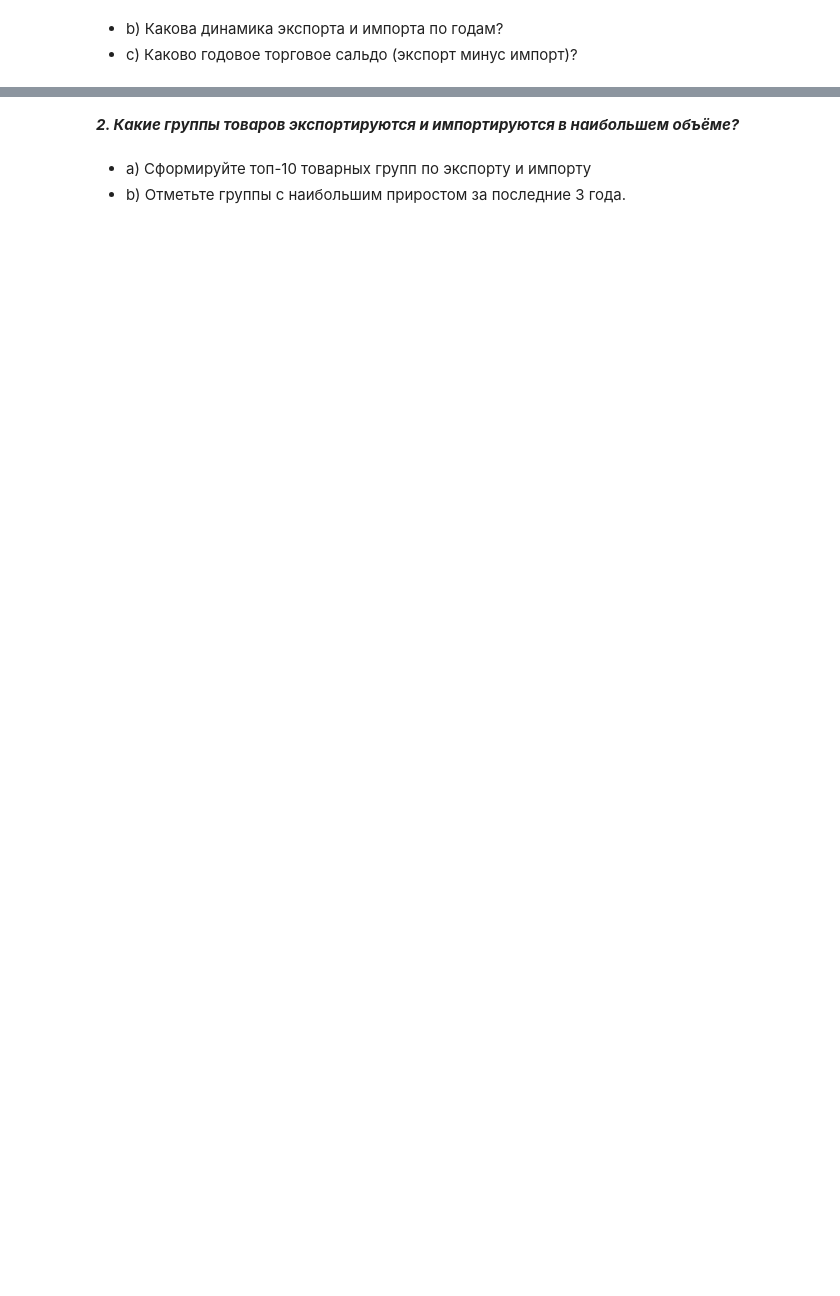
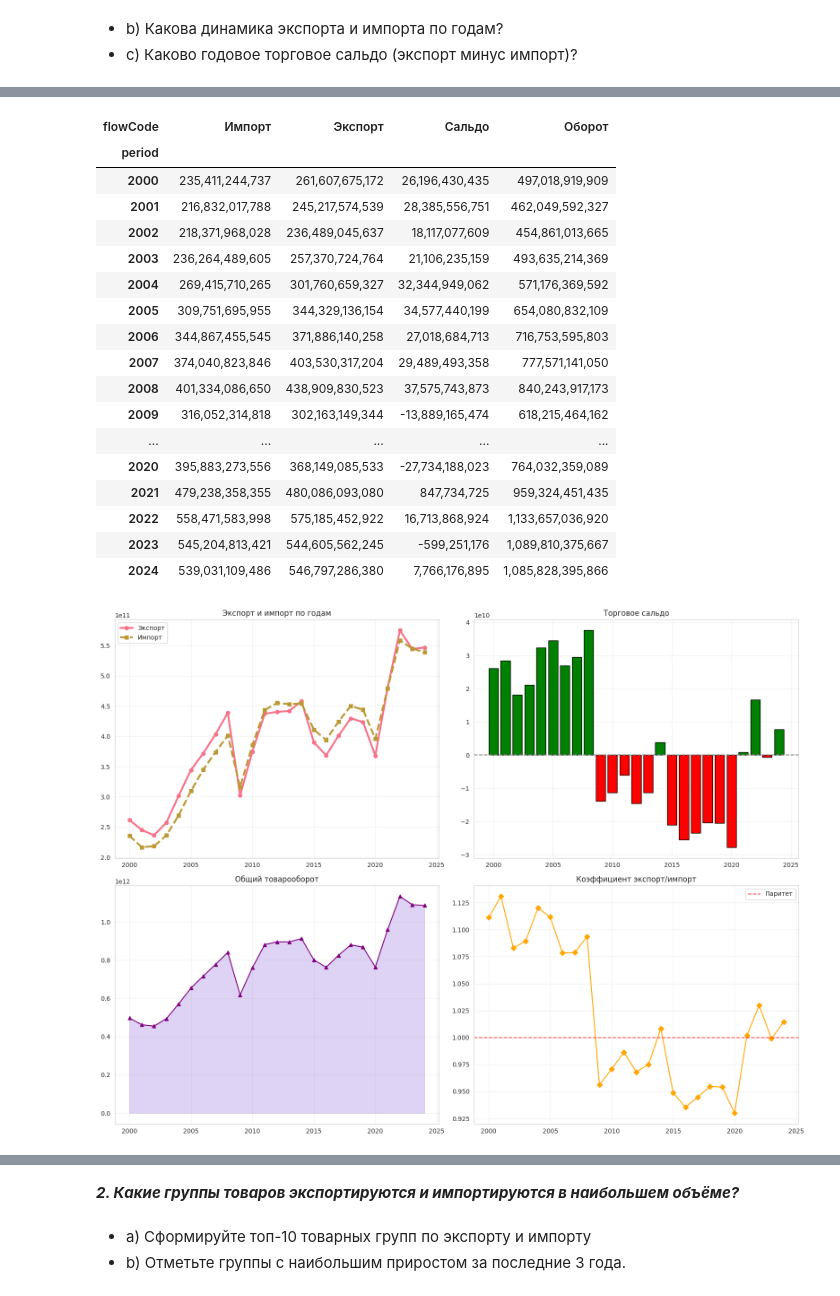
Before and after one commit to woodwyyn/data-analytics-final, a Jupyter notebook: project.ipynb, the cells around one changed output, grey strips where cells are left out. Cells and saved outputs as stored; diff of their text form; code cells hidden in the pictures; blank space fills up the shorter version.

```diff
--- a/project.ipynb
+++ b/project.ipynb
@@ -446,0 +323,13 @@ print(f"Максимальный товарооборот: {trade_df['Оборо
+# %%
+print('a) Какие года представлены в базе данных?')
+unique_years = get_unique_years(full_trade_data)
+
+print('\nb) Какова динамика экспорта и импорта по годам?\nc) Каково годовое торговое сальдо (экспорт минус импорт)?\n')
+annual_trade = prepare_annual_trade(full_trade_data)
+
+plot_main_graphs(annual_trade)
+plot_growth_rates(annual_trade)
+plot_moving_average(annual_trade, window=3)
+plot_cumulative(annual_trade)
+print_statistics(annual_trade)
+# %% [output]
@@ -446,0 +348,19 @@ print(f"Максимальный товарооборот: {trade_df['Оборо
+| flowCode | Импорт | Экспорт | Сальдо | Оборот |
+| period |  |  |  |  |
+| 2000 | 235,411,244,737 | 261,607,675,172 | 26,196,430,435 | 497,018,919,909 |
+| 2001 | 216,832,017,788 | 245,217,574,539 | 28,385,556,751 | 462,049,592,327 |
+| 2002 | 218,371,968,028 | 236,489,045,637 | 18,117,077,609 | 454,861,013,665 |
+| 2003 | 236,264,489,605 | 257,370,724,764 | 21,106,235,159 | 493,635,214,369 |
+| 2004 | 269,415,710,265 | 301,760,659,327 | 32,344,949,062 | 571,176,369,592 |
+| 2005 | 309,751,695,955 | 344,329,136,154 | 34,577,440,199 | 654,080,832,109 |
+| 2006 | 344,867,455,545 | 371,886,140,258 | 27,018,684,713 | 716,753,595,803 |
+| 2007 | 374,040,823,846 | 403,530,317,204 | 29,489,493,358 | 777,571,141,050 |
+| 2008 | 401,334,086,650 | 438,909,830,523 | 37,575,743,873 | 840,243,917,173 |
+| 2009 | 316,052,314,818 | 302,163,149,344 | -13,889,165,474 | 618,215,464,162 |
+| ... | ... | ... | ... | ... |
+| 2020 | 395,883,273,556 | 368,149,085,533 | -27,734,188,023 | 764,032,359,089 |
+| 2021 | 479,238,358,355 | 480,086,093,080 | 847,734,725 | 959,324,451,435 |
+| 2022 | 558,471,583,998 | 575,185,452,922 | 16,713,868,924 | 1,133,657,036,920 |
+| 2023 | 545,204,813,421 | 544,605,562,245 | -599,251,176 | 1,089,810,375,667 |
+| 2024 | 539,031,109,486 | 546,797,286,380 | 7,766,176,895 | 1,085,828,395,866 |
+[figure, added]
```
Also changed, not shown: parts of 32 cells of this notebook.
